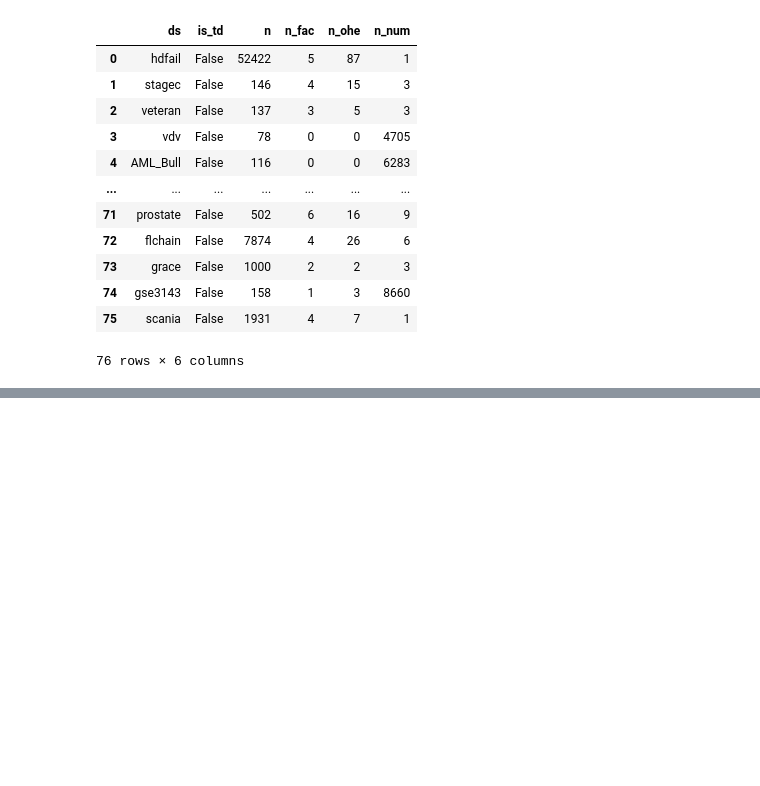
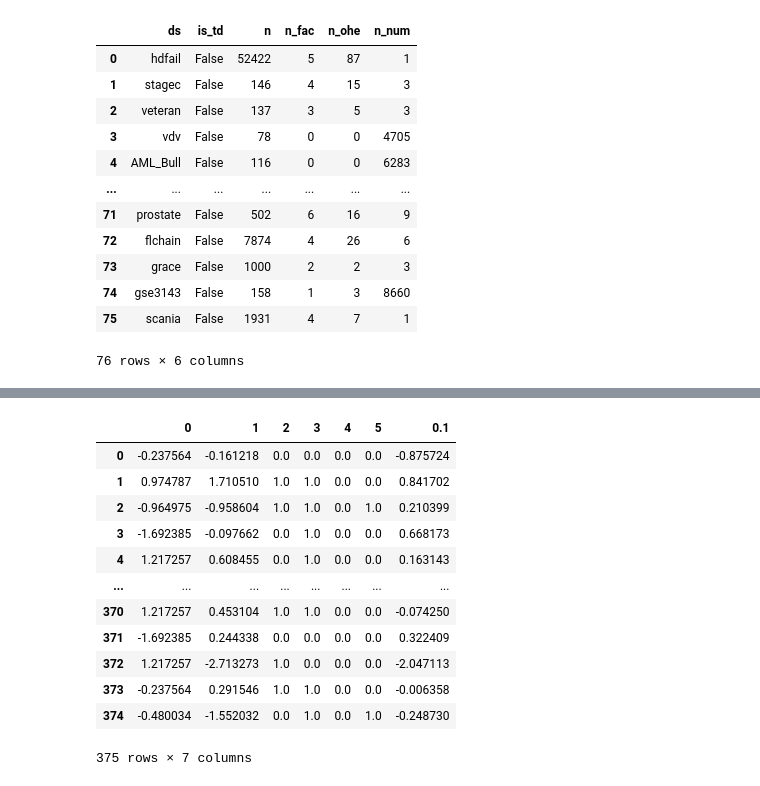
Before and after one commit to jiaxiang-cheng/CoxKAN, a Jupyter notebook: notebook/Hello SurvSet.ipynb, the cells around one changed output, grey strips where cells are left out. Drawn from its saved outputs; the diff is of its cells as text; code cells hidden in the pictures; blank space fills up the shorter version.

Commit message:
visualize symbolic function results

```diff
--- a/notebook/Hello SurvSet.ipynb
+++ b/notebook/Hello SurvSet.ipynb
@@ -31,0 +64,18 @@ df.head()
+# %%
+import pandas as pd
+
+pd.read_csv('../results/pred_coxkan_TRACE_0.csv', index_col=[0])
+# %% [output]
+|  | 0 | 1 | 2 | 3 | 4 | 5 | 0.1 |
+| 0 | -0.237564 | -0.161218 | 0.0 | 0.0 | 0.0 | 0.0 | -0.875724 |
+| 1 | 0.974787 | 1.710510 | 1.0 | 1.0 | 0.0 | 0.0 | 0.841702 |
+| 2 | -0.964975 | -0.958604 | 1.0 | 1.0 | 0.0 | 1.0 | 0.210399 |
+| 3 | -1.692385 | -0.097662 | 0.0 | 1.0 | 0.0 | 0.0 | 0.668173 |
+| 4 | 1.217257 | 0.608455 | 0.0 | 1.0 | 0.0 | 0.0 | 0.163143 |
+| ... | ... | ... | ... | ... | ... | ... | ... |
+| 370 | 1.217257 | 0.453104 | 1.0 | 1.0 | 0.0 | 0.0 | -0.074250 |
+| 371 | -1.692385 | 0.244338 | 0.0 | 0.0 | 0.0 | 0.0 | 0.322409 |
+| 372 | 1.217257 | -2.713273 | 1.0 | 0.0 | 0.0 | 0.0 | -2.047113 |
+| 373 | -0.237564 | 0.291546 | 1.0 | 1.0 | 0.0 | 0.0 | -0.006358 |
+| 374 | -0.480034 | -1.552032 | 0.0 | 1.0 | 0.0 | 1.0 | -0.248730 |
+375 rows × 7 columns
```
Also changed, not shown: parts of 3 cells of this notebook, 42 other files.
